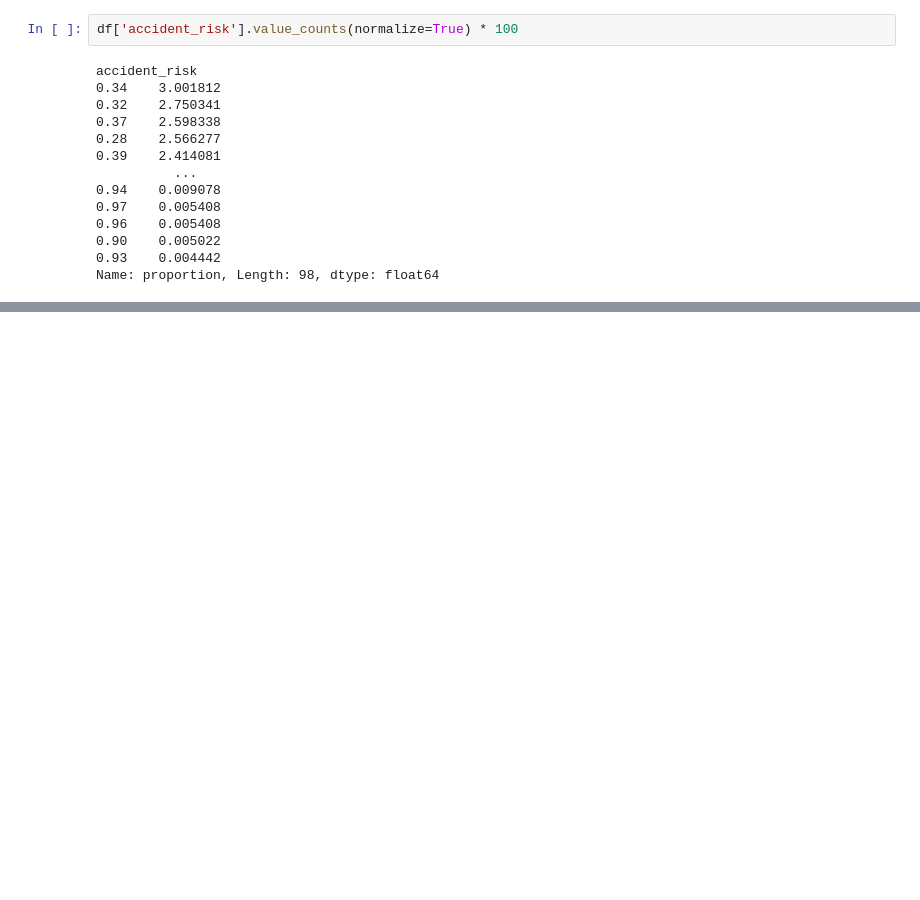
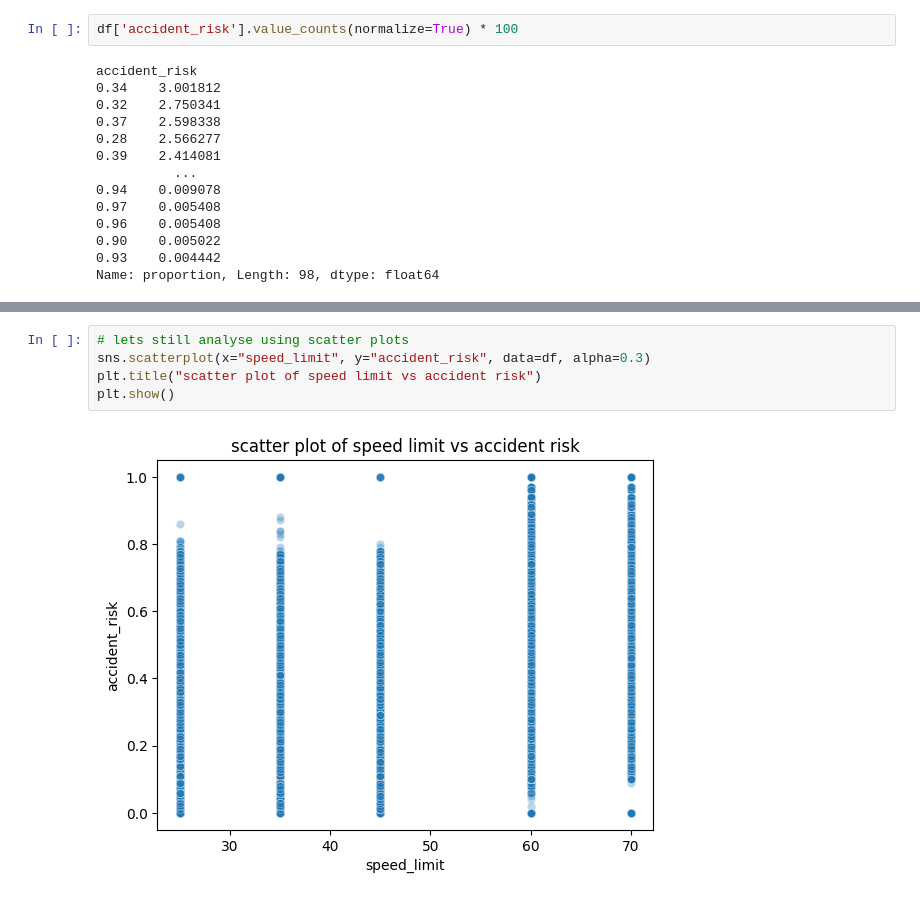
Before and after one commit to christopher-christain/Predicting-Road-Accident-Risk, a Jupyter notebook: Notebooks/EDA.ipynb, the cells around one changed output, grey strips where cells are left out. Drawn from its saved outputs; the diff is of its cells as text; blank space fills up the shorter version.

```diff
--- a/Notebooks/EDA.ipynb
+++ b/Notebooks/EDA.ipynb
@@ -189,0 +268,7 @@ Name: proportion, dtype: float64
+# %%
+# lets still analyse using scatter plots
+sns.scatterplot(x="speed_limit", y="accident_risk", data=df, alpha=0.3)
+plt.title("scatter plot of speed limit vs accident risk")
+plt.show()
+# %% [output]
+[figure, added]
```
Also changed, not shown: parts of 25 cells of this notebook, 3 other files.
